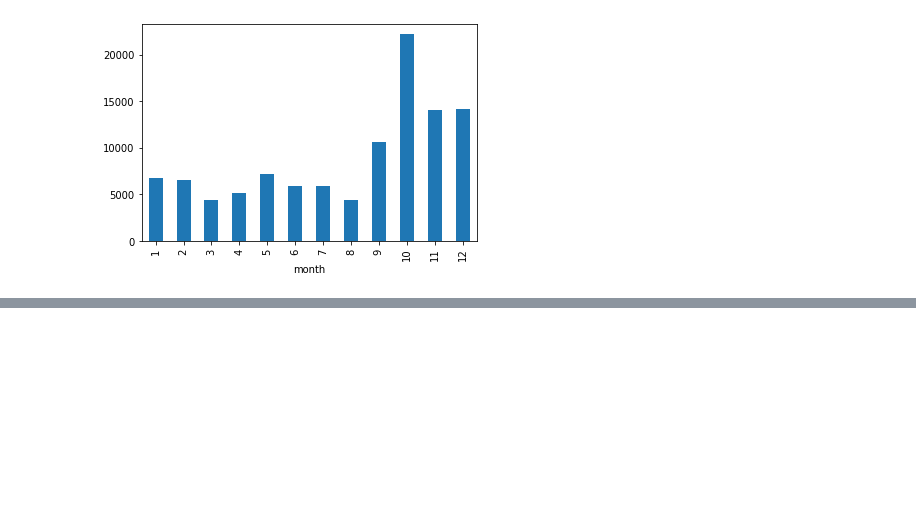
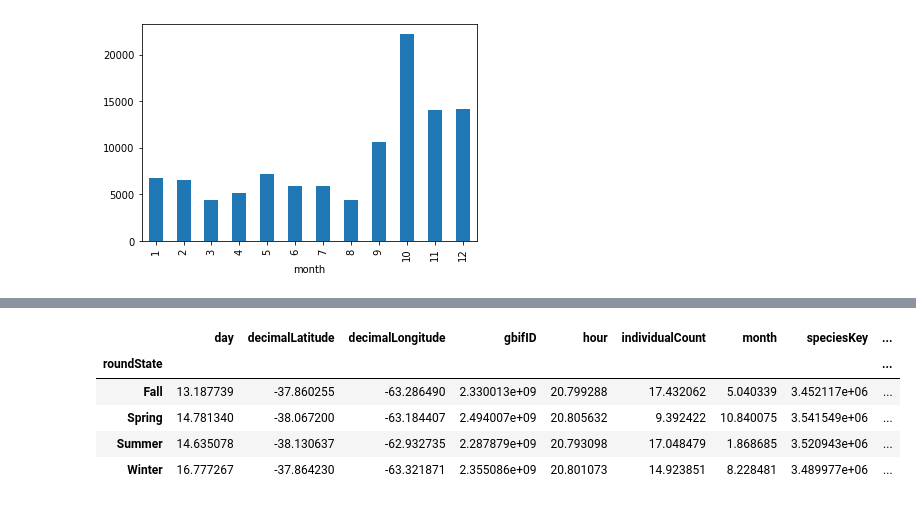
Before and after one commit to zedeme/Argentinian-Birds, a Jupyter notebook: gh_ArgentinianBirds.ipynb, the cells around one changed output, grey strips where cells are left out. Saved outputs shown, nothing was run; the diff lists cells and outputs as text; code cells hidden in the pictures; blank space fills up the shorter version.

```diff
--- a/gh_ArgentinianBirds.ipynb
+++ b/gh_ArgentinianBirds.ipynb
@@ -250,0 +268,9 @@ df_ar.groupby("month")["gbifID"].count().plot.bar()
+# %%
+pd.pivot_table(df_ar, index="roundState")
+# %% [output]
+|  | day | decimalLatitude | decimalLongitude | gbifID | hour | individualCount | month | speciesKey | ... |
+| roundState |  |  |  |  |  |  |  |  | ... |
+| Fall | 13.187739 | -37.860255 | -63.286490 | 2.330013e+09 | 20.799288 | 17.432062 | 5.040339 | 3.452117e+06 | ... |
+| Spring | 14.781340 | -38.067200 | -63.184407 | 2.494007e+09 | 20.805632 | 9.392422 | 10.840075 | 3.541549e+06 | ... |
+| Summer | 14.635078 | -38.130637 | -62.932735 | 2.287879e+09 | 20.793098 | 17.048479 | 1.868685 | 3.520943e+06 | ... |
+| Winter | 16.777267 | -37.864230 | -63.321871 | 2.355086e+09 | 20.801073 | 14.923851 | 8.228481 | 3.489977e+06 | ... |
```
Also changed, not shown: parts of 3 cells of this notebook.
